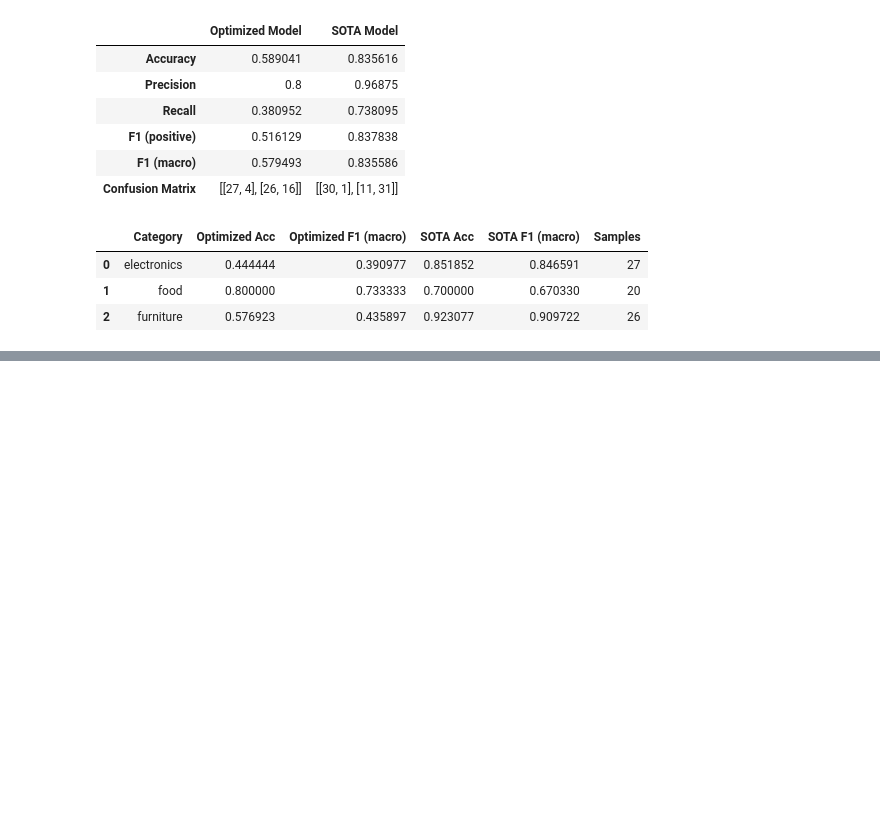
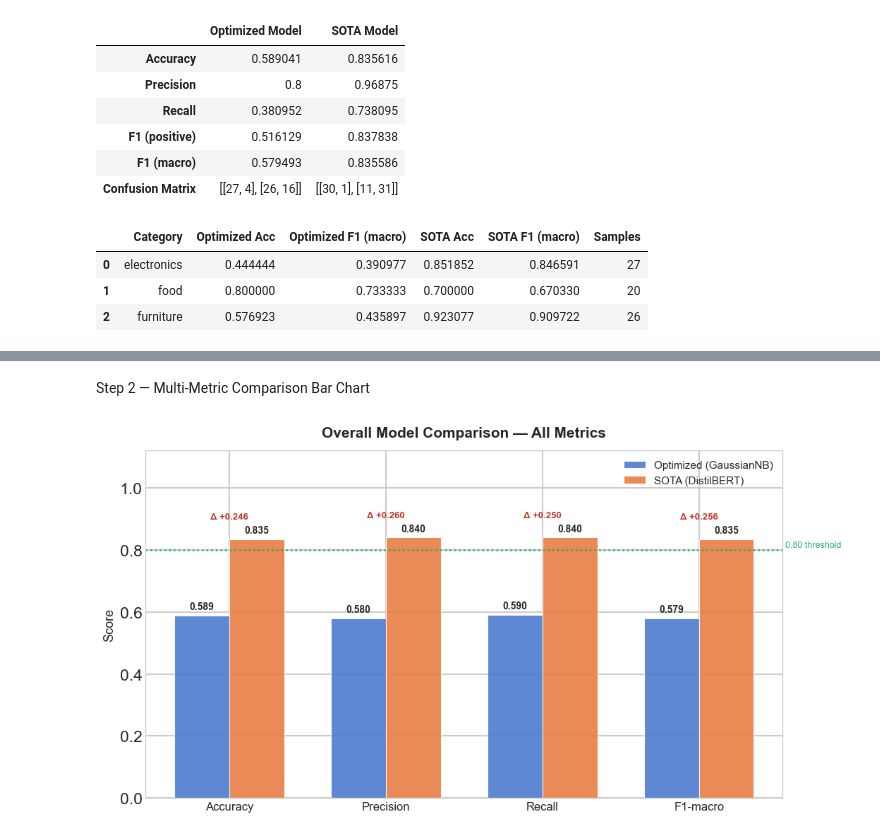
Before and after one commit to Marwan051/social_data_analytics_tasks, a Jupyter notebook: task5/sota.ipynb, the cells around one changed output, grey strips where cells are left out. Saved outputs shown, nothing was run; the diff lists cells and outputs as text; code cells hidden in the pictures; blank space fills up the shorter version.

```diff
--- a/task5/sota.ipynb
+++ b/task5/sota.ipynb
@@ -164,0 +208,55 @@ per_category_results
+# %% [markdown]
+Step 2 — Multi-Metric Comparison Bar Chart
+# %%
+# ── Step 2: Multi-Metric Comparison Bar Chart ────────────────────────────────
+import numpy as np
+import matplotlib.pyplot as plt
+import seaborn as sns
+
+sns.set_context("talk")
+plt.style.use("seaborn-v0_8-whitegrid")
+
+metric_names = ["Accuracy", "Precision", "Recall", "F1-macro"]
+opt_vals  = [0.589, 0.58, 0.59, 0.579]
+sota_vals = [0.835, 0.84, 0.84, 0.835]
+
+x     = np.arange(len(metric_names))
+width = 0.35
+
+fig, ax = plt.subplots(figsize=(11, 6))
+
+bars_opt  = ax.bar(x - width/2, opt_vals,  width, label="Optimized (GaussianNB)",
+                   color="#4878CF", alpha=0.88, edgecolor="white", linewidth=0.8)
+bars_sota = ax.bar(x + width/2, sota_vals, width, label="SOTA (DistilBERT)",
+                   color="#E87A3F", alpha=0.88, edgecolor="white", linewidth=0.8)
+
+# Value labels + delta
+for bar, v in zip(bars_opt, opt_vals):
+    ax.text(bar.get_x() + bar.get_width()/2, v + 0.013,
+            f"{v:.3f}", ha="center", va="bottom", fontsize=10, fontweight="bold")
+
+for bar, v in zip(bars_sota, sota_vals):
+    ax.text(bar.get_x() + bar.get_width()/2, v + 0.013,
+            f"{v:.3f}", ha="center", va="bottom", fontsize=10, fontweight="bold")
+
+for i, (ov, sv) in enumerate(zip(opt_vals, sota_vals)):
+    ax.text(x[i], sv + 0.065, f"Δ {sv - ov:+.3f}",
+            ha="center", fontsize=9.5, color="#c0392b", fontweight="bold")
+
+ax.axhline(0.80, color="#27ae60", linestyle=":", linewidth=1.8)
+ax.text(3.55, 0.81, "0.80 threshold", fontsize=9, color="#27ae60")
+
+ax.set_xticks(x)
+ax.set_xticklabels(metric_names, fontsize=12)
+ax.set_ylabel("Score", fontsize=13)
+ax.set_ylim(0, 1.12)
+ax.set_title("Overall Model Comparison — All Metrics", fontsize=15,
+             fontweight="bold", pad=14)
+ax.legend(fontsize=11, framealpha=0.7)
+ax.set_axisbelow(True)
+
+plt.tight_layout()
+plt.savefig("metrics_comparison.png", dpi=200, bbox_inches="tight")
+plt.show()
+# %% [output]
+[figure, added]
```
Also changed, not shown: parts of 9 cells of this notebook.
